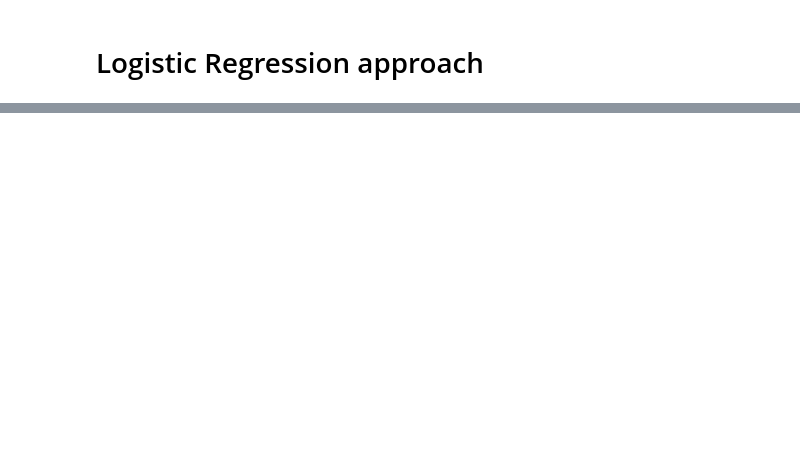
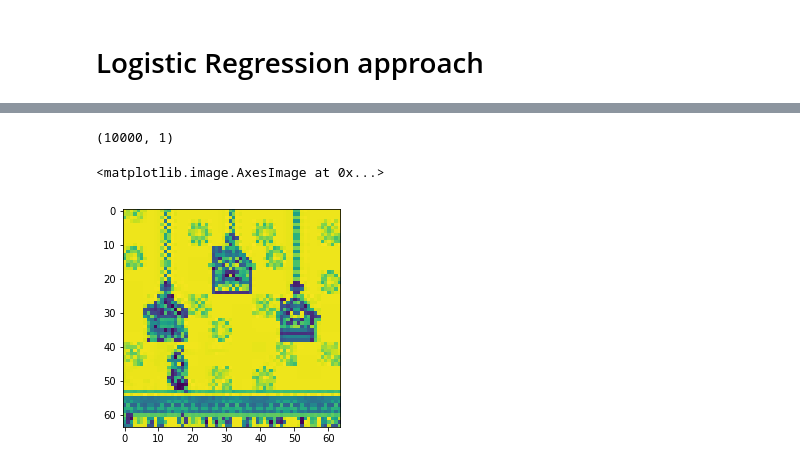
Before and after one commit to erykml/mario_vs_wario, a Jupyter notebook: mario_vs_wario.ipynb, the cells around one changed output, grey strips where cells are left out. Drawn from its saved outputs; the diff is of its cells as text; code cells hidden in the pictures; blank space fills up the shorter version.

```diff
--- a/mario_vs_wario.ipynb
+++ b/mario_vs_wario.ipynb
@@ -429,7 +482,8 @@ print('Verdict:', prediction)
 # %%
 files = os.listdir('logistic_regression_data/')
-files.sort()
+shuffle(files)
 
-X = pd.DataFrame()
+size = (64, 64)
+X = pd.DataFrame(np.zeros((len(files), size[0] * size[1])))
 y = list()
 # %%
@@ -441 +501,14 @@ KeyboardInterrupt:
+# %%
+# Loading data (if it was saved previously)
+X = pd.read_csv('log_reg_X.csv', header = None)
+y = pd.read_csv('log_reg_y.csv', header = None)
+y =  y[0].tolist()
+# %% [output]
+(10000, 1)
+# %%
+#example image
+plt.imshow(np.reshape(X.iloc[0, ].values, size))
+# %% [output]
+<matplotlib.image.AxesImage at 0x...>
+[figure, added]
 # %%
```
Also changed, not shown: parts of 34 cells of this notebook.
